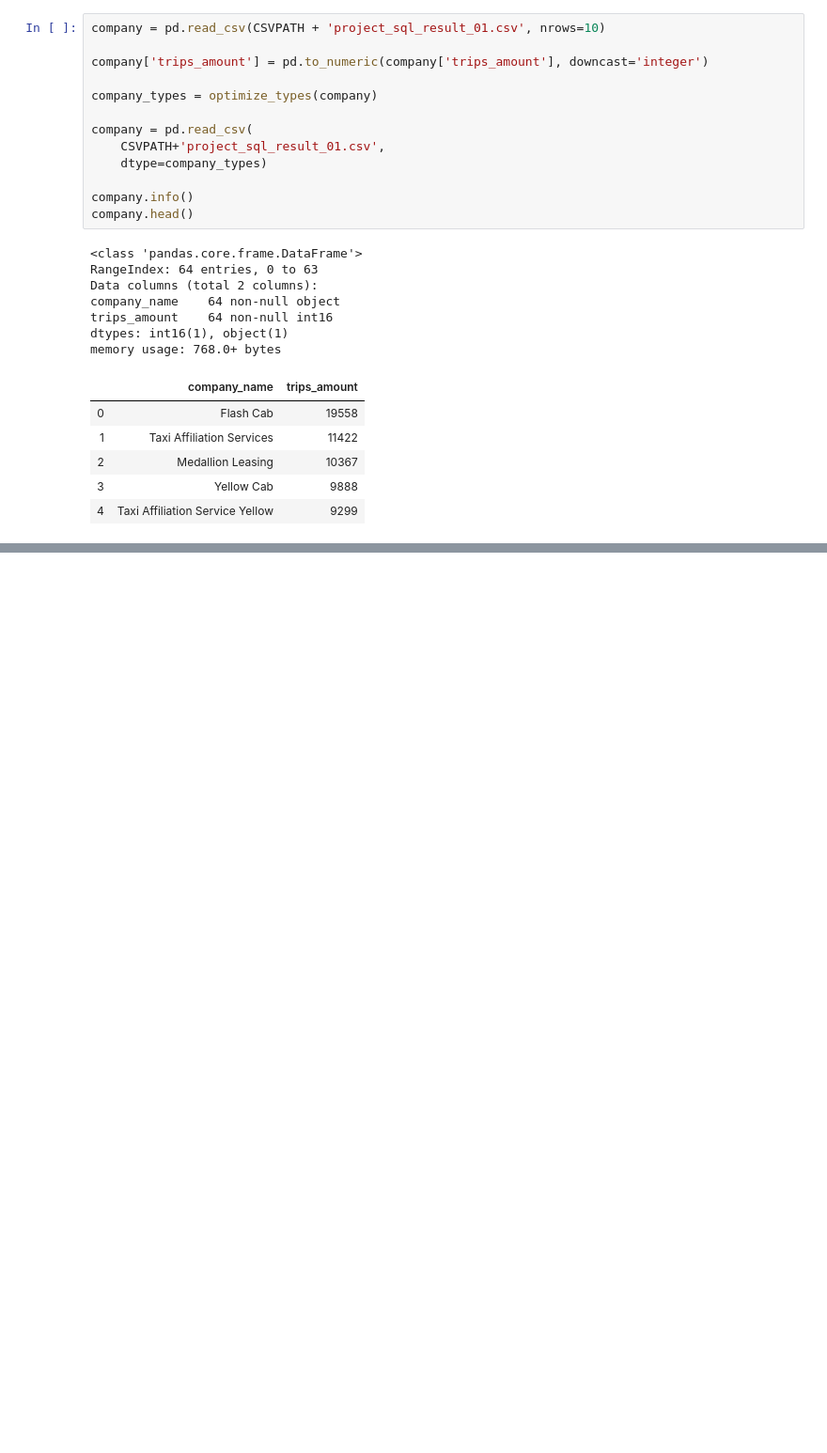
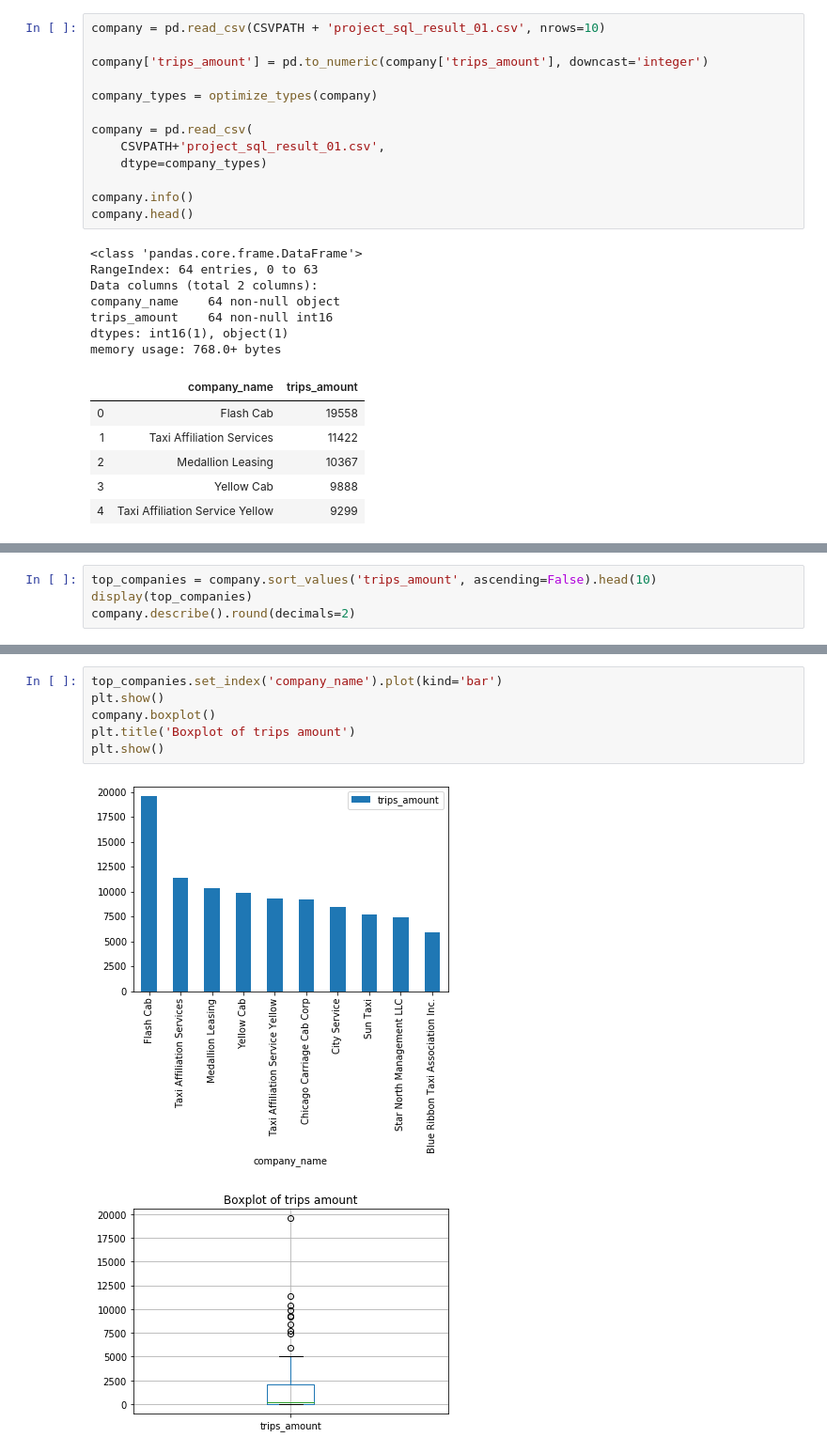
Before and after one commit to lucasmouragomes/portfolio, a Jupyter notebook: sprint6_project/sprint6_project.ipynb, the cells around one changed output, grey strips where cells are left out. Shown at 94% size. Drawn from its saved outputs; the diff is of its cells as text; blank space fills up the shorter version.

```diff
--- a/sprint6_project/sprint6_project.ipynb
+++ b/sprint6_project/sprint6_project.ipynb
@@ -158,0 +157,4 @@ company.describe().round(decimals=2)
+# %%
+top_companies = company.sort_values('trips_amount', ascending=False).head(10)
+display(top_companies)
+company.describe().round(decimals=2)
@@ -158,0 +182,9 @@ company.describe().round(decimals=2)
+# %%
+top_companies.set_index('company_name').plot(kind='bar')
+plt.show()
+company.boxplot()
+plt.title('Boxplot of trips amount')
+plt.show()
+# %% [output]
+[figure, added]
+[figure, added]
```
Also changed, not shown: parts of 38 cells of this notebook.
